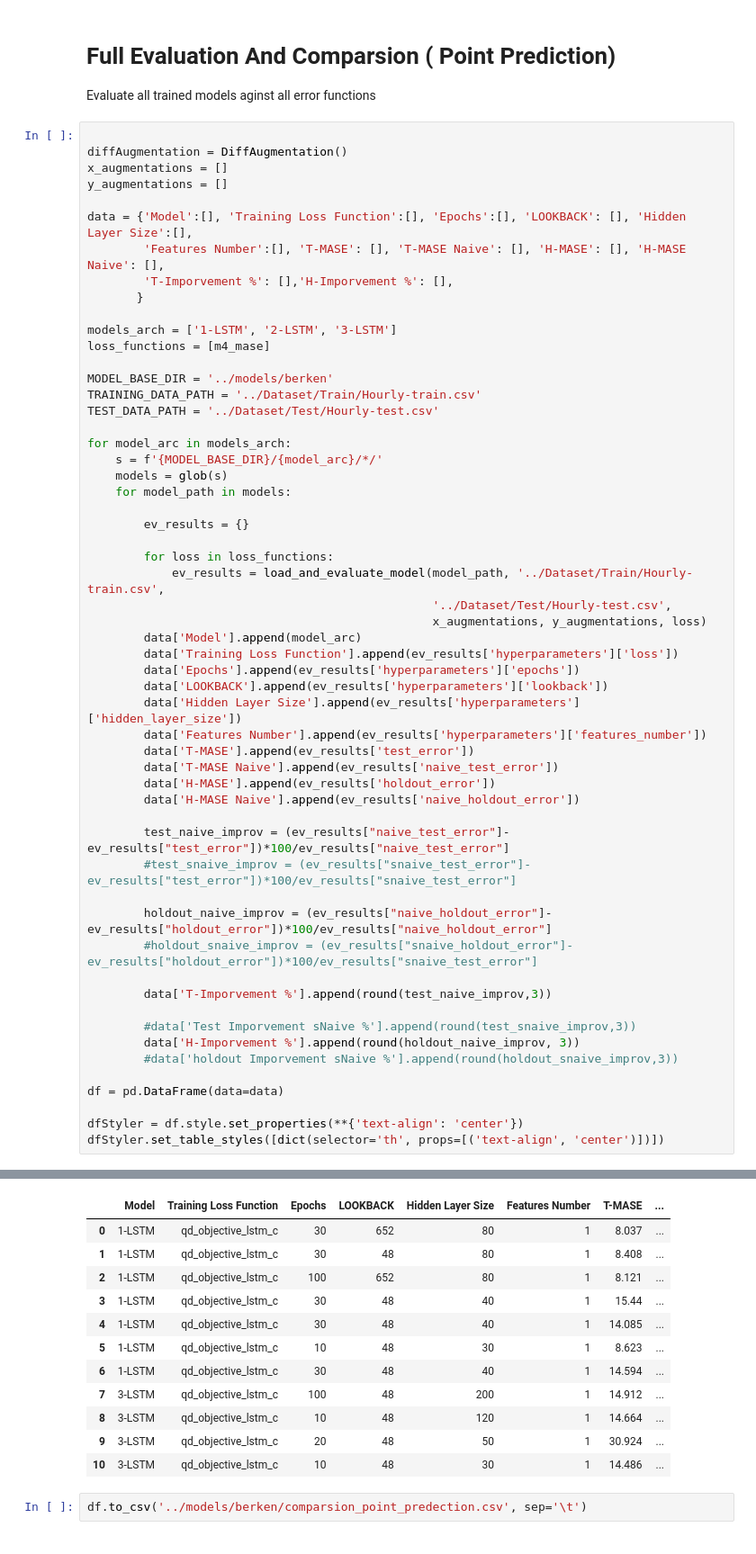
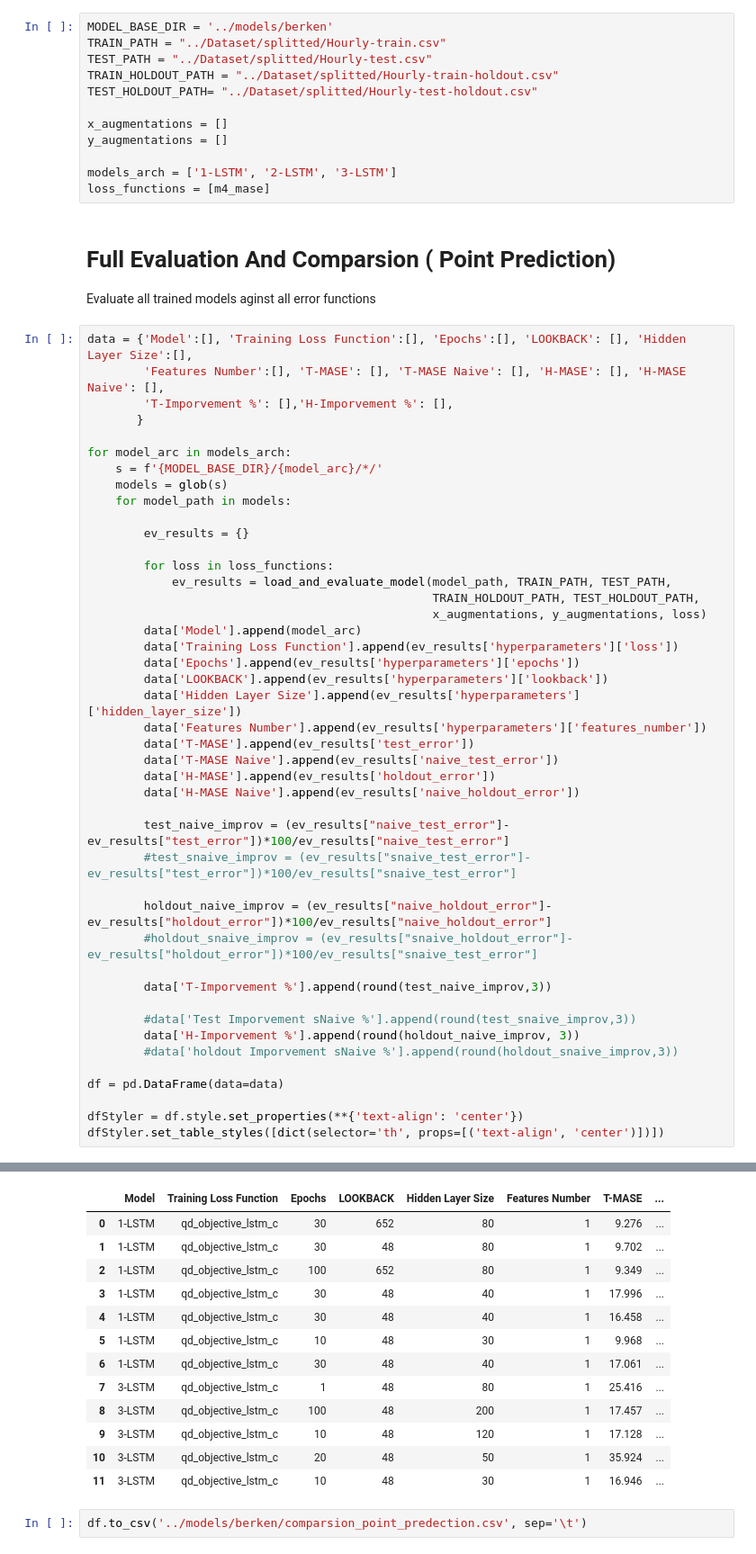
Before and after one commit to yamen23ali/m4-lstm, a Jupyter notebook: notebooks/Complete Evaluation Report(Berken).ipynb, the cells around one changed output, grey strips where cells are left out. Shown at 90% size. Saved outputs shown, nothing was run; the diff lists cells and outputs as text.

```diff
--- a/notebooks/Complete Evaluation Report(Berken).ipynb
+++ b/notebooks/Complete Evaluation Report(Berken).ipynb
@@ -19,26 +19,26 @@ import tensorflow as tf
 %matplotlib inline
 # %% [output]
 Using TensorFlow backend.
+# %%
+MODEL_BASE_DIR = '../models/berken'
+TRAIN_PATH = "../Dataset/splitted/Hourly-train.csv"
+TEST_PATH = "../Dataset/splitted/Hourly-test.csv"
+TRAIN_HOLDOUT_PATH = "../Dataset/splitted/Hourly-train-holdout.csv"
+TEST_HOLDOUT_PATH= "../Dataset/splitted/Hourly-test-holdout.csv"
+
+x_augmentations = []
+y_augmentations = []
+
+models_arch = ['1-LSTM', '2-LSTM', '3-LSTM']
+loss_functions = [m4_mase]
 # %% [markdown]
 # Full Evaluation And Comparsion ( Point Prediction)
 Evaluate all trained models aginst all error functions
 # %%
-
-diffAugmentation = DiffAugmentation()
-x_augmentations = []
-y_augmentations = []
-
 data = {'Model':[], 'Training Loss Function':[], 'Epochs':[], 'LOOKBACK': [], 'Hidden Layer Size':[],
         'Features Number':[], 'T-MASE': [], 'T-MASE Naive': [], 'H-MASE': [], 'H-MASE Naive': [],
         'T-Imporvement %': [],'H-Imporvement %': [],
        }
-
-models_arch = ['1-LSTM', '2-LSTM', '3-LSTM']
-loss_functions = [m4_mase]
-
-MODEL_BASE_DIR = '../models/berken'
-TRAINING_DATA_PATH = '../Dataset/Train/Hourly-train.csv'
-TEST_DATA_PATH = '../Dataset/Test/Hourly-test.csv'
 
 for model_arc in models_arch:
     s = f'{MODEL_BASE_DIR}/{model_arc}/*/'
@@ -48,8 +48,8 @@ for model_arc in models_arch:
         ev_results = {}
 
         for loss in loss_functions:
-            ev_results = load_and_evaluate_model(model_path, '../Dataset/Train/Hourly-train.csv',
-                                                 '../Dataset/Test/Hourly-test.csv',
+            ev_results = load_and_evaluate_model(model_path, TRAIN_PATH, TEST_PATH,
+                                                 TRAIN_HOLDOUT_PATH, TEST_HOLDOUT_PATH,
                                                  x_augmentations, y_augmentations, loss)
         data['Model'].append(model_arc)
         data['Training Loss Function'].append(ev_results['hyperparameters']['loss'])
@@ -93,15 +99,16 @@ Loaded model from disk
 |  | Model | Training Loss Function | Epochs | LOOKBACK | Hidden Layer Size | Features Number | T-MASE | ... |
-| 0 | 1-LSTM | qd_objective_lstm_c | 30 | 652 | 80 | 1 | 8.037 | ... |
-| 1 | 1-LSTM | qd_objective_lstm_c | 30 | 48 | 80 | 1 | 8.408 | ... |
-| 2 | 1-LSTM | qd_objective_lstm_c | 100 | 652 | 80 | 1 | 8.121 | ... |
-| 3 | 1-LSTM | qd_objective_lstm_c | 30 | 48 | 40 | 1 | 15.44 | ... |
-| 4 | 1-LSTM | qd_objective_lstm_c | 30 | 48 | 40 | 1 | 14.085 | ... |
-| 5 | 1-LSTM | qd_objective_lstm_c | 10 | 48 | 30 | 1 | 8.623 | ... |
-| 6 | 1-LSTM | qd_objective_lstm_c | 30 | 48 | 40 | 1 | 14.594 | ... |
-| 7 | 3-LSTM | qd_objective_lstm_c | 100 | 48 | 200 | 1 | 14.912 | ... |
-| 8 | 3-LSTM | qd_objective_lstm_c | 10 | 48 | 120 | 1 | 14.664 | ... |
-| 9 | 3-LSTM | qd_objective_lstm_c | 20 | 48 | 50 | 1 | 30.924 | ... |
-| 10 | 3-LSTM | qd_objective_lstm_c | 10 | 48 | 30 | 1 | 14.486 | ... |
+| 0 | 1-LSTM | qd_objective_lstm_c | 30 | 652 | 80 | 1 | 9.276 | ... |
+| 1 | 1-LSTM | qd_objective_lstm_c | 30 | 48 | 80 | 1 | 9.702 | ... |
+| 2 | 1-LSTM | qd_objective_lstm_c | 100 | 652 | 80 | 1 | 9.349 | ... |
+| 3 | 1-LSTM | qd_objective_lstm_c | 30 | 48 | 40 | 1 | 17.996 | ... |
+| 4 | 1-LSTM | qd_objective_lstm_c | 30 | 48 | 40 | 1 | 16.458 | ... |
+| 5 | 1-LSTM | qd_objective_lstm_c | 10 | 48 | 30 | 1 | 9.968 | ... |
+| 6 | 1-LSTM | qd_objective_lstm_c | 30 | 48 | 40 | 1 | 17.061 | ... |
+| 7 | 3-LSTM | qd_objective_lstm_c | 1 | 48 | 80 | 1 | 25.416 | ... |
+| 8 | 3-LSTM | qd_objective_lstm_c | 100 | 48 | 200 | 1 | 17.457 | ... |
+| 9 | 3-LSTM | qd_objective_lstm_c | 10 | 48 | 120 | 1 | 17.128 | ... |
+| 10 | 3-LSTM | qd_objective_lstm_c | 20 | 48 | 50 | 1 | 35.924 | ... |
+| 11 | 3-LSTM | qd_objective_lstm_c | 10 | 48 | 30 | 1 | 16.946 | ... |
 # %%
 df.to_csv('../models/berken/comparsion_point_predection.csv', sep='\t')
 # %% [markdown]
```
Also changed, not shown: parts of 3 cells of this notebook, 10 other files.
